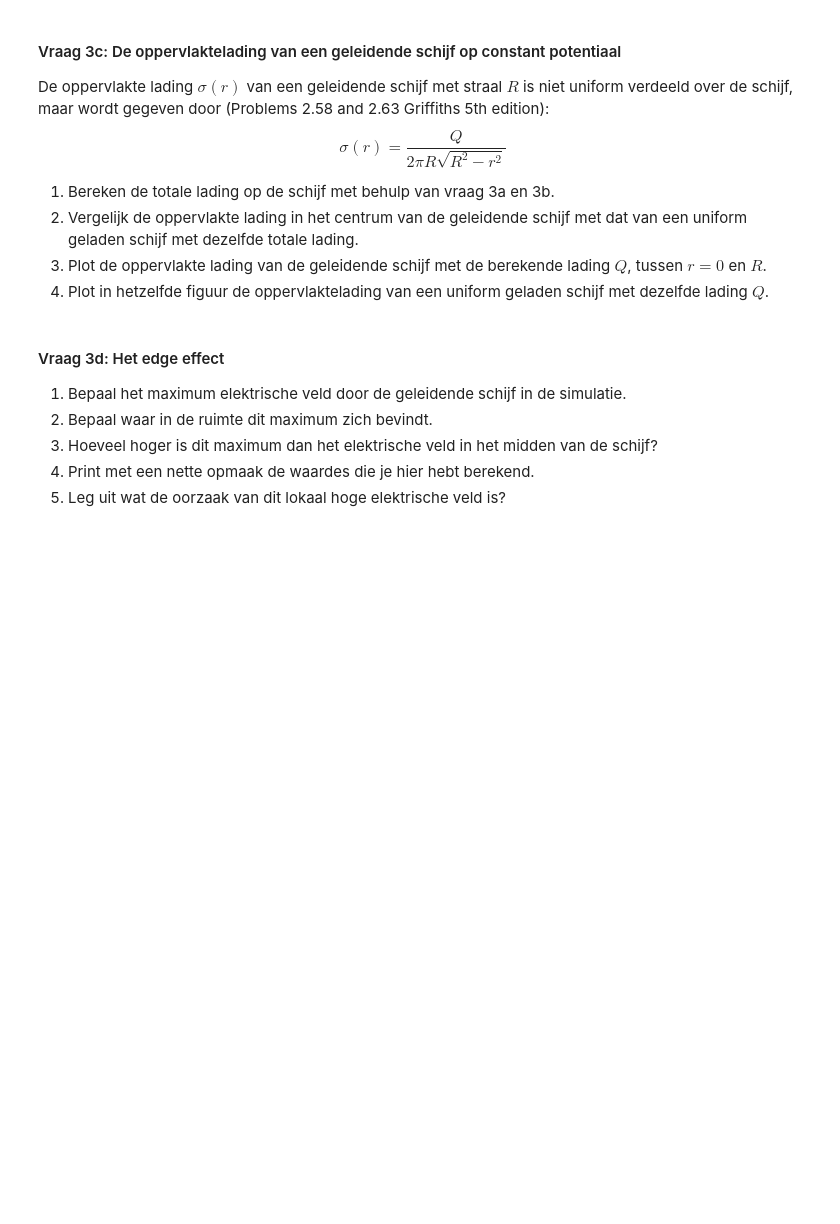
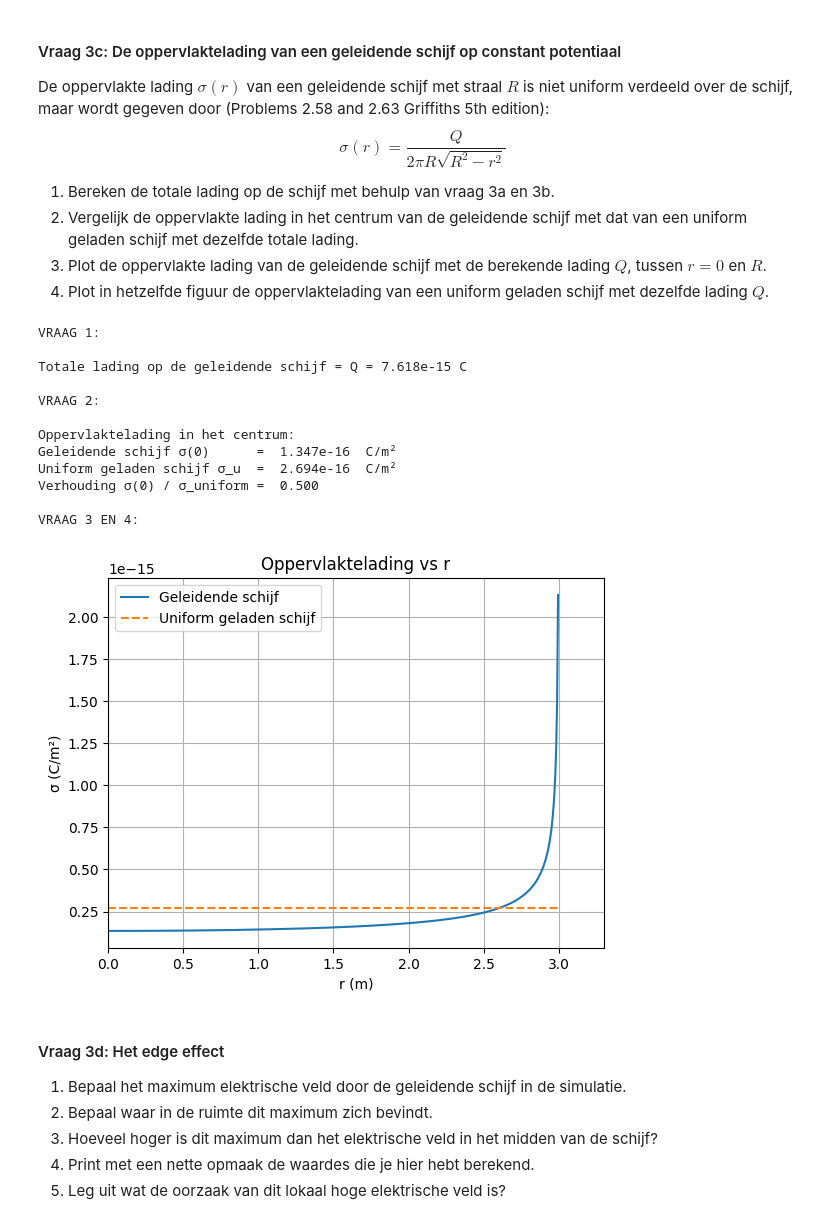
Before and after one commit to thaak123/THAAK-opdrachten-DEF-D, a Jupyter notebook: DigitaleOntwerpopdrachten/1CondensatorOpdracht/CondensatorOntwerpopdracht.ipynb, the cells around one changed output. Saved outputs shown, nothing was run; the diff lists cells and outputs as text; code cells hidden in the pictures; blank space fills up the shorter version.

Commit message:
vraag3c

```diff
--- a/DigitaleOntwerpopdrachten/1CondensatorOpdracht/CondensatorOntwerpopdracht.ipynb
+++ b/DigitaleOntwerpopdrachten/1CondensatorOpdracht/CondensatorOntwerpopdracht.ipynb
@@ -414,7 +414,7 @@ $$\sigma(0,0) = \varepsilon_0 \, E_z(0,0)$$
 # %%
 #### Print met deze cel met een nette opmaak je antwoord op vraag 3b 2.
 
-epsilon0 = 8.854e-12  # F/m
+epsilon0 = 8.854*10**-12  # F/m
 
 sigma_middle = epsilon0 * E_middle
 
@@ -436,7 +436,80 @@ $$\sigma(r) = \frac{Q}{2 \pi R \sqrt{R^2 - r^2}}$$
 # %%
 ###
 ###Jouw code hier###
 ###
+
+# VRAAG 1
+print("VRAAG 1:")
+print(" ")
+# Index r=0 en z≈0
+idx_r0 = np.argmin(np.abs(r_for_E))
+idx_z0 = np.argmin(np.abs(z_for_E))
+
+# Elektrisch veldcomponent loodrecht op schijf (Ez)
+Ez_middle = Ez[idx_z0, idx_r0]
+
+# Oppervlaktelading in het centrum
+sigma_0 = epsilon0 * Ez_middle
+
+# Totale lading via analytische relatie
+Q = 2 * np.pi * disk_radius**2 * sigma_0
+
+print("Totale lading op de geleidende schijf = Q =", f"{Q:.3e}", "C")
+
+# VRAAG 2
+print(" ")
+print("VRAAG 2:")
+print(" ")
+
+sigma_uniform = Q / (np.pi * disk_radius**2)
+
+print("Oppervlaktelading in het centrum:")
+print(f"Geleidende schijf σ(0)      = ", f"{sigma_0:.3e}", " C/m²")
+print(f"Uniform geladen schijf σ_u  = ", f"{sigma_uniform:.3e}", " C/m²")
+
+ratio = sigma_0 / sigma_uniform
+print(f"Verhouding σ(0) / σ_uniform = ", f"{ratio:.3f}")
+
+# VRAAG 3 EN 4
+
+print(" ")
+print("VRAAG 3 EN 4:")
+print(" ")
+
+# r-waarden tussen 0 en R
+r_plot = np.linspace(0, disk_radius, 500, endpoint=False)
+
+# Geleidende schijf
+sigma_conductor = Q / (2 * np.pi * disk_radius * np.sqrt(disk_radius**2 - r_plot**2))
+
+# Uniforme schijf
+sigma_uniform_plot = np.full_like(r_plot, sigma_uniform)
+
+# Plot
+plt.figure()
+plt.plot(r_plot, sigma_conductor, label="Geleidende schijf")
+plt.plot(r_plot, sigma_uniform_plot, linestyle="--", label="Uniform geladen schijf")
+plt.xlim(0, disk_radius * 1.1)
+plt.xlabel("r (m)")
+plt.ylabel("σ (C/m²)")
+plt.title("Oppervlaktelading vs r")
+plt.legend()
+plt.grid()
+plt.show()
+# %% [output]
+VRAAG 1:
+
+Totale lading op de geleidende schijf = Q = 7.618e-15 C
+
+VRAAG 2:
+
+Oppervlaktelading in het centrum:
+Geleidende schijf σ(0)      =  1.347e-16  C/m²
+Uniform geladen schijf σ_u  =  2.694e-16  C/m²
+Verhouding σ(0) / σ_uniform =  0.500
+
+VRAAG 3 EN 4:
+[figure, added]
 # %% [markdown]
 #### Vraag 3d: Het edge effect
 
```
Also changed, not shown: parts of 1 cell of this notebook.
